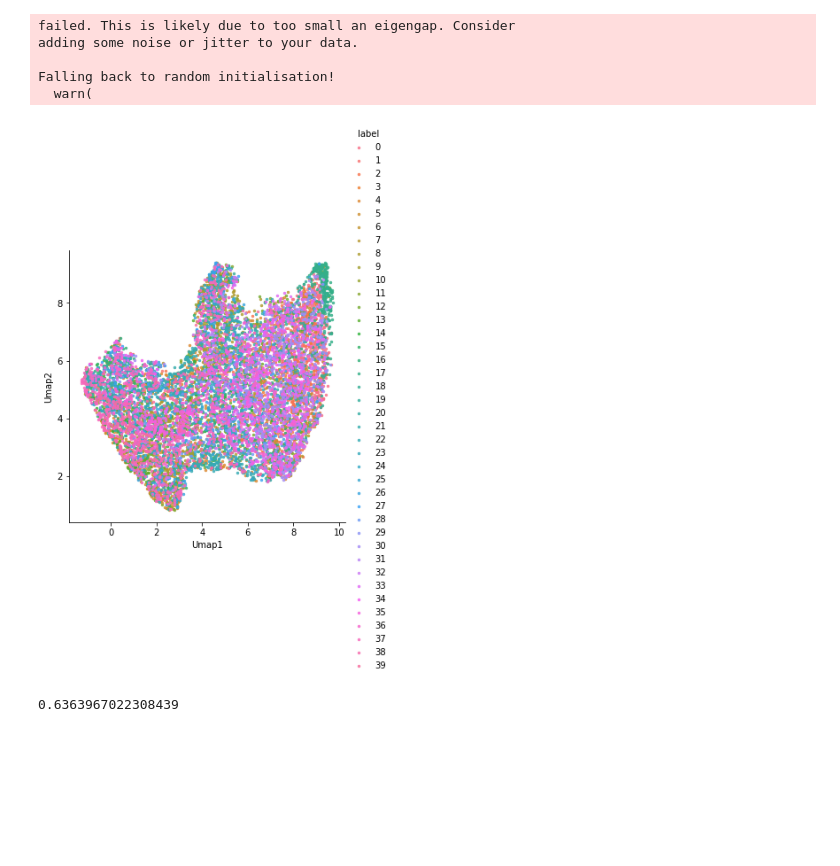
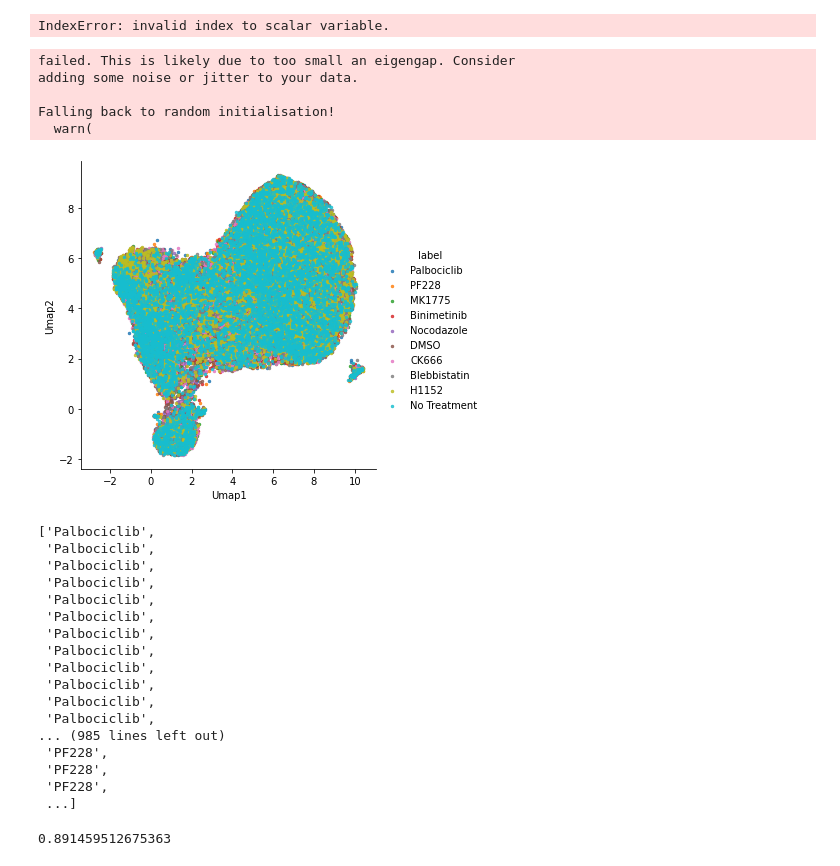
Before and after one commit to DeVriesMatt/TearingNetNew, a Jupyter notebook: extract_modelnet_features.ipynb, the cells around one changed output. Drawn from its saved outputs; the diff is of its cells as text; code cells hidden in the pictures; blank space fills up the shorter version.

```diff
--- a/extract_modelnet_features.ipynb
+++ b/extract_modelnet_features.ipynb
@@ -15,5 +15,5 @@ path = '/run/user/1128299809/gvfs/smb-share:server=rds.icr.ac.uk,share=data/DBI/
 # %%
-model = GraphAutoEncoder(num_features=50, k=20, encoder_type="dgcnn", decoder_type='foldingnet')
+model = GraphAutoEncoder(num_features=128, k=20, encoder_type="dgcnn", decoder_type='foldingnet')
 checkpoint = torch.load(path)['model_state_dict']
 model_dict = model.state_dict()  # load parameters from pre-trained FoldingNet
 for k in checkpoint:
@@ -23,6 +23,8 @@ for k in checkpoint:
     elif k.replace('folding1', 'folding') in model_dict:
         model_dict[k.replace('folding1', 'folding')] = checkpoint[k]
         print("    Found weight: " + k)
+
+
 model.load_state_dict(model_dict)
 train_dataset = MN_Dataset(
         root=root_dir,
@@ -64,0 +61,2 @@ dataloader = DataLoader(dataset, batch_size=1, shuffle=True)
+# %%
+model.load_state_dict(model_dict)
@@ -64,0 +65,6 @@ dataloader = DataLoader(dataset, batch_size=1, shuffle=True)
+# %%
+root_dir ='/home/mvries/Documents/Datasets/OPM/SingleCellFromNathan_17122021/'
+df = '/home/mvries/Documents/Datasets/OPM/SingleCellFromNathan_17122021/all_cell_data.csv'
+dataset = PointCloudDatasetAllBoth(df, root_dir)
+
+dataloader = DataLoader(dataset, batch_size=1, shuffle=False)
@@ -81,4 +103,4 @@ for data in tqdm(dataloader):
     all_inputs.append(torch.squeeze(inputs).detach().cpu().numpy())
     all_outputs.append(torch.squeeze(output).detach().cpu().numpy())
     all_feat.append(torch.squeeze(features).detach().cpu().numpy())
-    labels.append(lab.numpy())
+    labels.append(lab[0])
@@ -133,7 +153,9 @@ ax.scatter(outs[:,0], outs[:,1], outs[:,2], c='r', marker='o', s=20)
 # %%
 newlab = []
 for i in range(len(labels)):
-    newlab.append(labels[i][0][0])
+    newlab.append(labels[i][0])
+# %% [output]
+IndexError: invalid index to scalar variable.
 # %%
 import umap
 from sklearn import manifold
@@ -153,25 +175,45 @@ Falling back to random initialisation!
 # %%
 import matplotlib.pyplot as plt
 import seaborn as sns
 import numpy as np
 import pandas as pd
 %matplotlib inline
 
 b = np.zeros((len(embedding), 2))
 b[:, 0] = embedding[:, 0]
 b[:, 1] = embedding[:, 1]
 
 data = pd.DataFrame(b, columns=['Umap1','Umap2'])
-data['label'] = newlab
+data['label'] = np.asarray(labels)
 
 
-facet = sns.lmplot(data=data, x='Umap1', y='Umap2', hue = 'label',
+facet = sns.lmplot(data=data, x='Umap1', y='Umap2', hue='label',
                    fit_reg=False, legend=True, legend_out=True, scatter_kws={"s": 6})
 
 
 plt.show()
 # %% [output]
-[figure, old version]
+[figure, new version]
+# %%
+labels
+# %% [output]
+['Palbociclib',
+ 'Palbociclib',
+ 'Palbociclib',
+ 'Palbociclib',
+ 'Palbociclib',
+ 'Palbociclib',
+ 'Palbociclib',
+ 'Palbociclib',
+ 'Palbociclib',
+ 'Palbociclib',
+ 'Palbociclib',
+ 'Palbociclib',
+... (985 lines left out)
+ 'PF228',
+ 'PF228',
+ 'PF228',
+ ...]
 # %%
 from sklearn.model_selection import train_test_split
 from sklearn import svm
@@ -179,16 +221,19 @@ from sklearn.metrics import plot_confusion_matrix
 
 
 X_train, X_test, y_train, y_test = train_test_split(scaled_features,
-                                                        newlab,
+                                                        data['label'],
                                                         random_state=42,
                                                         test_size=0.33)
 
 clf = svm.SVC(kernel='linear', C=1, random_state=42, class_weight='balanced')
 clf.fit(X_train, y_train)
 
+
 print(clf.score(X_train, y_train))
-# %% [output]
-0.6363967022308439
+# %%
+print(clf.score(X_test, y_test))
+# %% [output]
+0.891459512675363
 # %%
 fig, ax = plt.subplots(figsize=(12, 12))
 cm = plot_confusion_matrix(clf, X_test, y_test, normalize='true', ax=ax, cmap=plt.cm.plasma)
```
Also changed, not shown: parts of 14 cells of this notebook, 6 other files.
